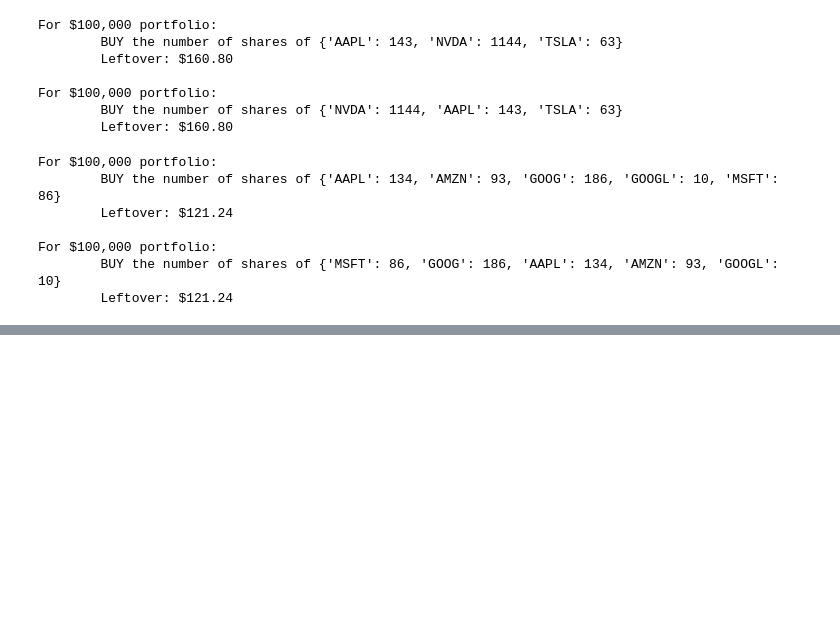
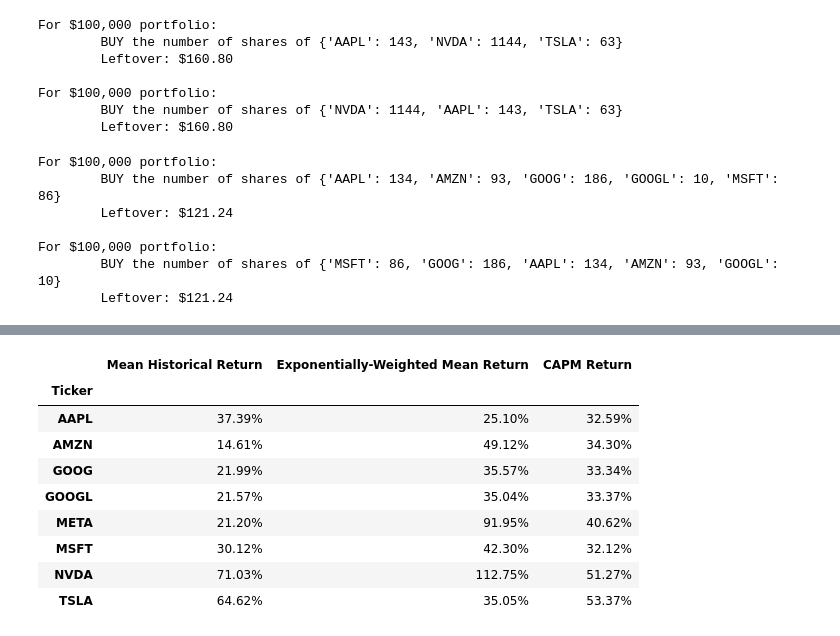
Before and after one commit to OsmanC-0/Portfolio-Optimization-Project-0, a Jupyter notebook: Portfolio_Optimisation_1.ipynb, the cells around one changed output, grey strips where cells are left out. Cells and saved outputs as stored; diff of their text form; code cells hidden in the pictures; blank space fills up the shorter version.

```diff
--- a/Portfolio_Optimisation_1.ipynb
+++ b/Portfolio_Optimisation_1.ipynb
@@ -271,0 +280,28 @@ For $100,000 portfolio:
+# %%
+#Exponentially-Weighted Mean (daily) Historical Returns
+
+#Let give a higher weight to the number of trading days in last year
+exp_er = expected_returns.ema_historical_return(close_prices,span=252)
+#span parameter enables us to choose time-span we want to weight more
+
+#Capital Asset Pricing Model (CAPM)
+capm_er = expected_returns.capm_return(close_prices)
+
+table = pd.DataFrame({
+    "Mean Historical Return":mu,
+    "Exponentially-Weighted Mean Return":exp_er,
+    "CAPM Return": capm_er
+})
+
+table.style.format("{:.2%}")
+# %% [output]
+|  | Mean Historical Return | Exponentially-Weighted Mean Return | CAPM Return |
+| Ticker |  |  |  |
+| AAPL | 37.39% | 25.10% | 32.59% |
+| AMZN | 14.61% | 49.12% | 34.30% |
+| GOOG | 21.99% | 35.57% | 33.34% |
+| GOOGL | 21.57% | 35.04% | 33.37% |
+| META | 21.20% | 91.95% | 40.62% |
+| MSFT | 30.12% | 42.30% | 32.12% |
+| NVDA | 71.03% | 112.75% | 51.27% |
+| TSLA | 64.62% | 35.05% | 53.37% |
```
Also changed, not shown: parts of 4 cells of this notebook.
